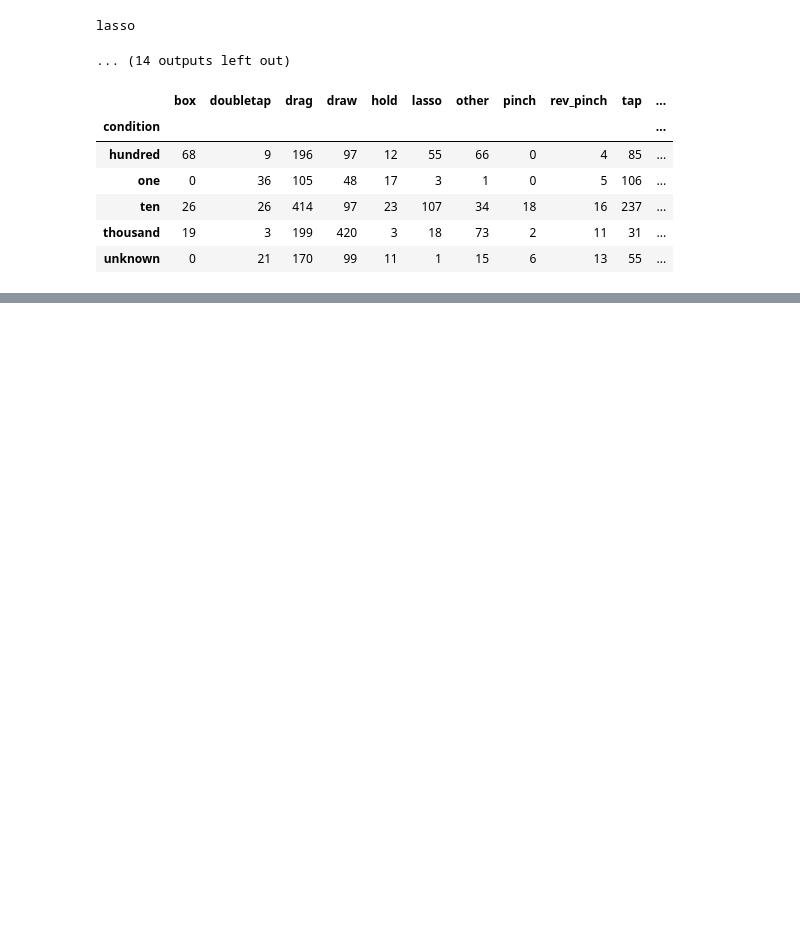
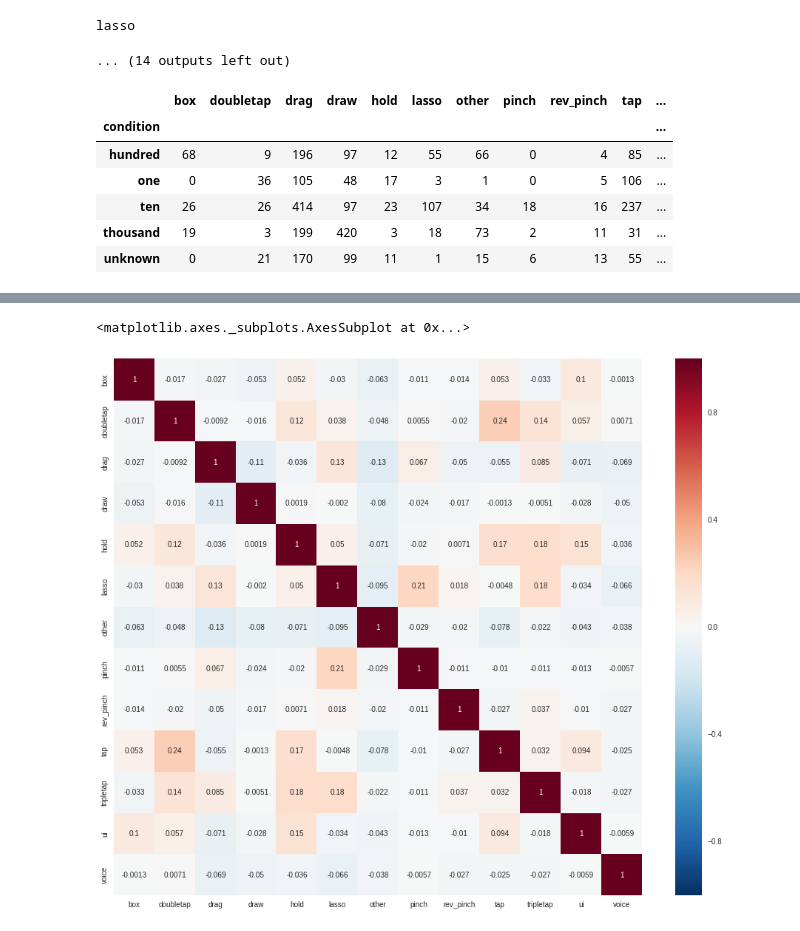
Before and after one commit to ab3nd/TinyRobo, a Jupyter notebook: data/analysis_and_normalization.ipynb, the cells around one changed output, grey strips where cells are left out. Saved outputs shown, nothing was run; the diff lists cells and outputs as text; code cells hidden in the pictures; blank space fills up the shorter version.

```diff
--- a/data/analysis_and_normalization.ipynb
+++ b/data/analysis_and_normalization.ipynb
@@ -312,0 +488,6 @@ sb.heatmap(draw_p_vals, cmap=cm)
+# %%
+corr_df = per_task_non_norm[col_list].corr(method='pearson')
+sb.heatmap(corr_df, square=False, annot=True)
+# %% [output]
+<matplotlib.axes._subplots.AxesSubplot at 0x...>
+[figure, added]
```
Also changed, not shown: parts of 36 cells of this notebook, 2 other files.
